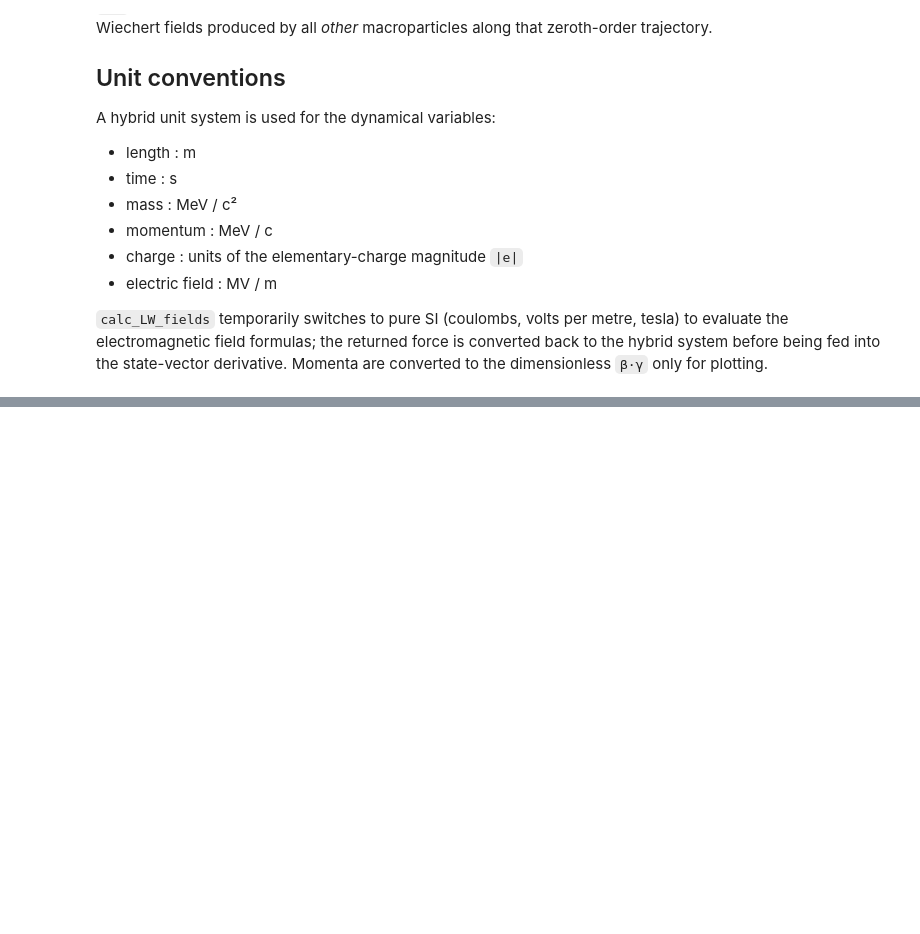
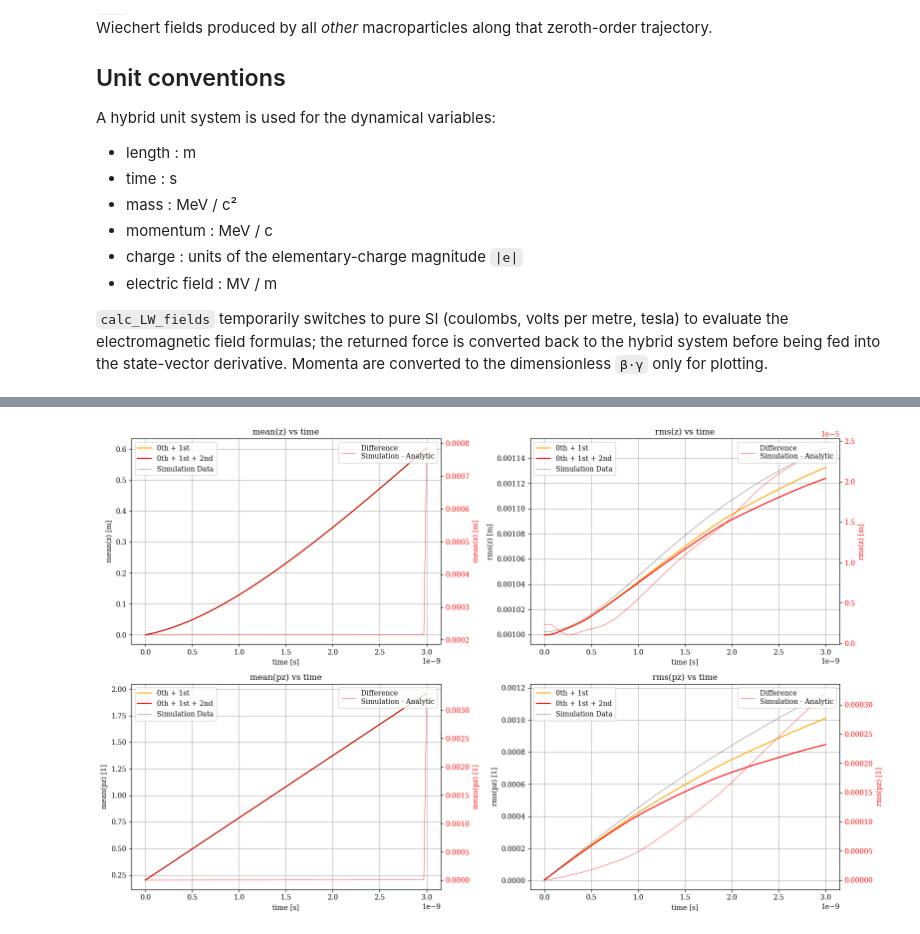
Before and after one commit to alexanderwischmann/FS26-semester-project, a Jupyter notebook: python/analytic_3d_simple_plus_perturbation.ipynb, the cells around one changed output, grey strips where cells are left out. Saved outputs shown, nothing was run; the diff lists cells and outputs as text; code cells hidden in the pictures; blank space fills up the shorter version.

```diff
--- a/python/analytic_3d_simple_plus_perturbation.ipynb
+++ b/python/analytic_3d_simple_plus_perturbation.ipynb
@@ -779,0 +1402,49 @@ fig.tight_layout()
+# %%
+fig, axes = plt.subplots(2, 2, figsize=(16, 10))
+
+# Position plots: z including the 2nd-order correction
+
+axes[0,0].plot(times, mean_r_t[:,   2], color='orange', label='0th + 1st')
+axes[0,0].plot(times, mean_r_t_2[:, 2], color='red',    label='0th + 1st + 2nd')
+axes[0,0].set_xlabel('time [s]')
+axes[0,0].set_ylabel('mean(z) [m]')
+axes[0,0].set_title('mean(z) vs time')
+axes[0,0].legend()
+axes[0,0].grid()
+plot_data(axes[0,0], times, mean_r_t_2[:, 2], data_times, data_position_means_si[:, 2])
+
+axes[0,1].plot(times, rms_r_t[:,   2], color='orange', label='0th + 1st')
+axes[0,1].plot(times, rms_r_t_2[:, 2], color='red',    label='0th + 1st + 2nd')
+axes[0,1].set_xlabel('time [s]')
+axes[0,1].set_ylabel('rms(z) [m]')
+axes[0,1].set_title('rms(z) vs time')
+axes[0,1].legend()
+axes[0,1].grid()
+plot_data(axes[0,1], times, rms_r_t_2[:, 2], data_times, data_position_sigmas_si[:, 2])
+
+
+# Momentum plots: pz including the 2nd-order correction
+
+axes[1,0].plot(times, p_to_betagamma(mean_p_t[:,   2]), color='orange', label='0th + 1st')
+axes[1,0].plot(times, p_to_betagamma(mean_p_t_2[:, 2]), color='red',    label='0th + 1st + 2nd')
+axes[1,0].set_xlabel('time [s]')
+axes[1,0].set_ylabel('mean(pz) [1]')
+axes[1,0].set_title('mean(pz) vs time')
+axes[1,0].legend()
+axes[1,0].grid()
+plot_data(axes[1,0], times, p_to_betagamma(mean_p_t_2[:, 2]),
+          data_times, p_to_betagamma(data_momentum_means_pp[:, 2]))
+
+axes[1,1].plot(times, p_to_betagamma(rms_p_t[:,   2]), color='orange', label='0th + 1st')
+axes[1,1].plot(times, p_to_betagamma(rms_p_t_2[:, 2]), color='red',    label='0th + 1st + 2nd')
+axes[1,1].set_xlabel('time [s]')
+axes[1,1].set_ylabel('rms(pz) [1]')
+axes[1,1].set_title('rms(pz) vs time')
+axes[1,1].legend()
+axes[1,1].grid()
+plot_data(axes[1,1], times, p_to_betagamma(rms_p_t_2[:, 2]),
+          data_times, p_to_betagamma(data_momentum_sigmas_pp[:, 2]))
+
+fig.tight_layout()
+# %% [output]
+[figure, added]
```
Also changed, not shown: parts of 14 cells of this notebook, 2 other files.
